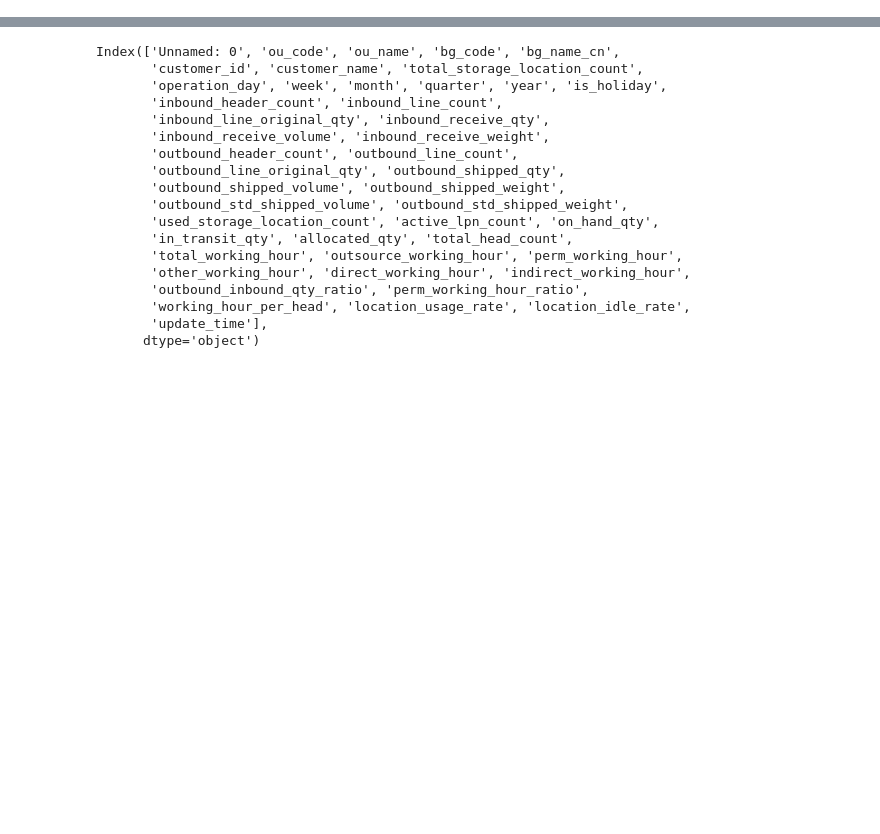
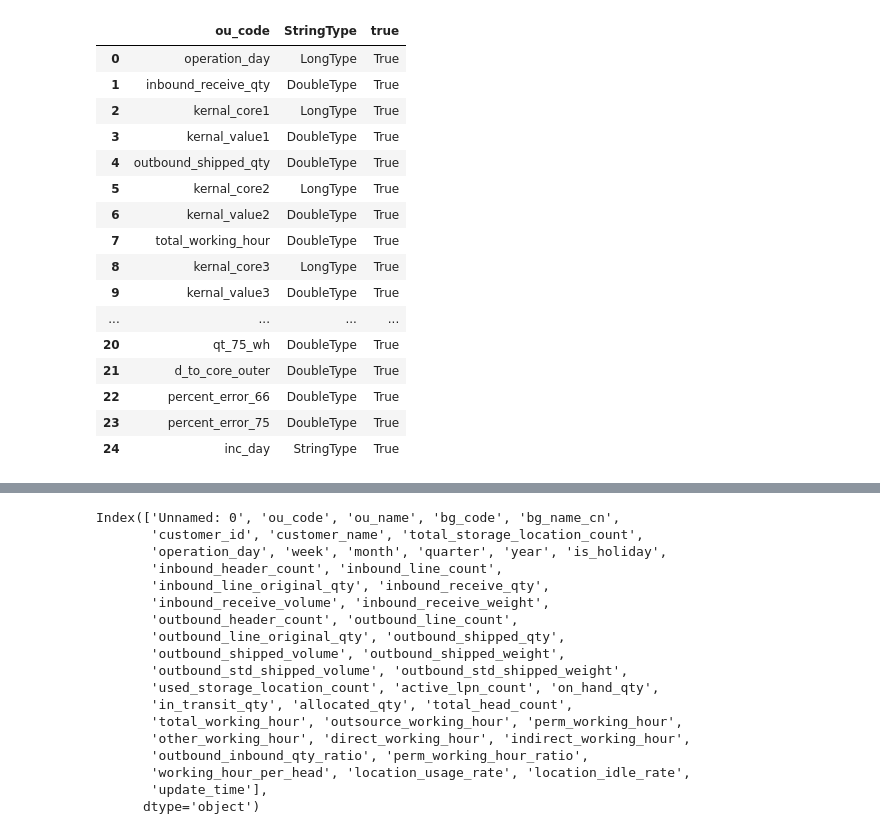
Before and after one commit to fyenne/play1, a Jupyter notebook: play1.ipynb, the cells around one changed output, grey strips where cells are left out. Drawn from its saved outputs; the diff is of its cells as text; code cells hidden in the pictures; blank space fills up the shorter version.

```diff
--- a/play1.ipynb
+++ b/play1.ipynb
@@ -15,0 +23,20 @@ os.getcwd()
+# %%
+pydata
+# %% [output]
+|  | ou_code | StringType | true |
+| 0 | operation_day | LongType | True |
+| 1 | inbound_receive_qty | DoubleType | True |
+| 2 | kernal_core1 | LongType | True |
+| 3 | kernal_value1 | DoubleType | True |
+| 4 | outbound_shipped_qty | DoubleType | True |
+| 5 | kernal_core2 | LongType | True |
+| 6 | kernal_value2 | DoubleType | True |
+| 7 | total_working_hour | DoubleType | True |
+| 8 | kernal_core3 | LongType | True |
+| 9 | kernal_value3 | DoubleType | True |
+| ... | ... | ... | ... |
+| 20 | qt_75_wh | DoubleType | True |
+| 21 | d_to_core_outer | DoubleType | True |
+| 22 | percent_error_66 | DoubleType | True |
+| 23 | percent_error_75 | DoubleType | True |
+| 24 | inc_day | StringType | True |
```
Also changed, not shown: parts of 13 cells of this notebook, 5 other files.
